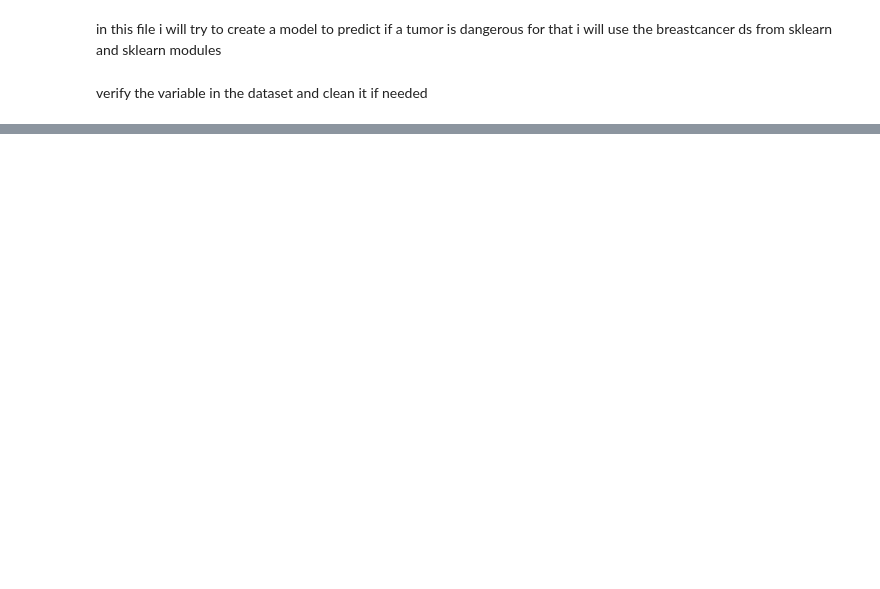
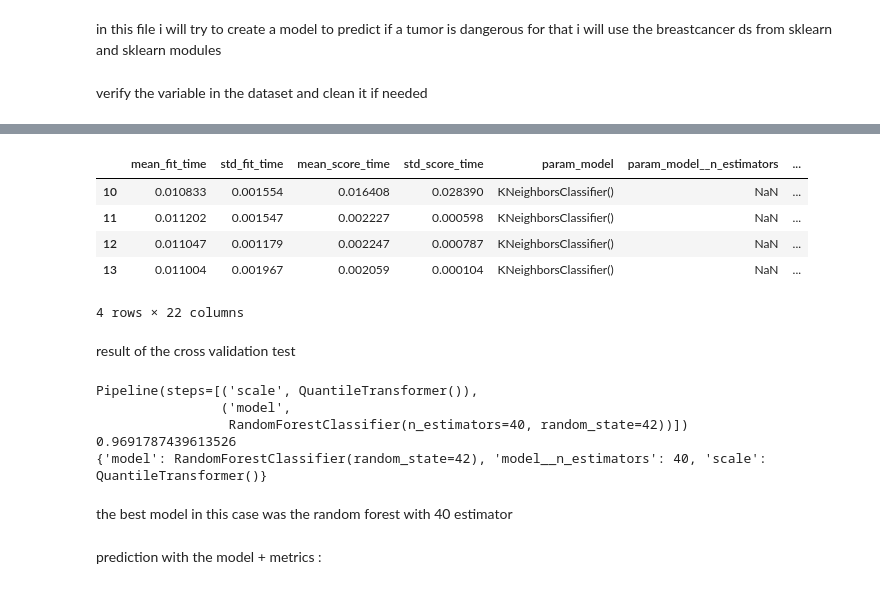
Before and after one commit to Psoro77/Learning-python-journey-, a Jupyter notebook: sklearn-test/breastcancer.ipynb, the cells around one changed output, grey strips where cells are left out. Cells and saved outputs as stored; diff of their text form; code cells hidden in the pictures; blank space fills up the shorter version.

```diff
--- a/sklearn-test/breastcancer.ipynb
+++ b/sklearn-test/breastcancer.ipynb
@@ -35,0 +104,27 @@ df.cov()
+# %%
+#looking for the best number of neighbor
+cvneig = cvres.dropna(subset=['param_model__n_neighbors'])
+cvneig
+# %% [output]
+|  | mean_fit_time | std_fit_time | mean_score_time | std_score_time | param_model | param_model__n_estimators | ... |
+| 10 | 0.010833 | 0.001554 | 0.016408 | 0.028390 | KNeighborsClassifier() | NaN | ... |
+| 11 | 0.011202 | 0.001547 | 0.002227 | 0.000598 | KNeighborsClassifier() | NaN | ... |
+| 12 | 0.011047 | 0.001179 | 0.002247 | 0.000787 | KNeighborsClassifier() | NaN | ... |
+| 13 | 0.011004 | 0.001967 | 0.002059 | 0.000104 | KNeighborsClassifier() | NaN | ... |
+4 rows × 22 columns
+# %% [markdown]
+result of the cross validation test
+# %%
+print(searchmodel.best_estimator_)
+print(searchmodel.best_score_)
+print(searchmodel.best_params_)
+# %% [output]
+Pipeline(steps=[('scale', QuantileTransformer()),
+                ('model',
+                 RandomForestClassifier(n_estimators=40, random_state=42))])
+0.9691787439613526
+{'model': RandomForestClassifier(random_state=42), 'model__n_estimators': 40, 'scale': QuantileTransformer()}
+# %% [markdown]
+the best model in this case was the random forest with 40 estimator
+# %% [markdown]
+prediction with the model + metrics :
```
Also changed, not shown: parts of 9 cells of this notebook.
